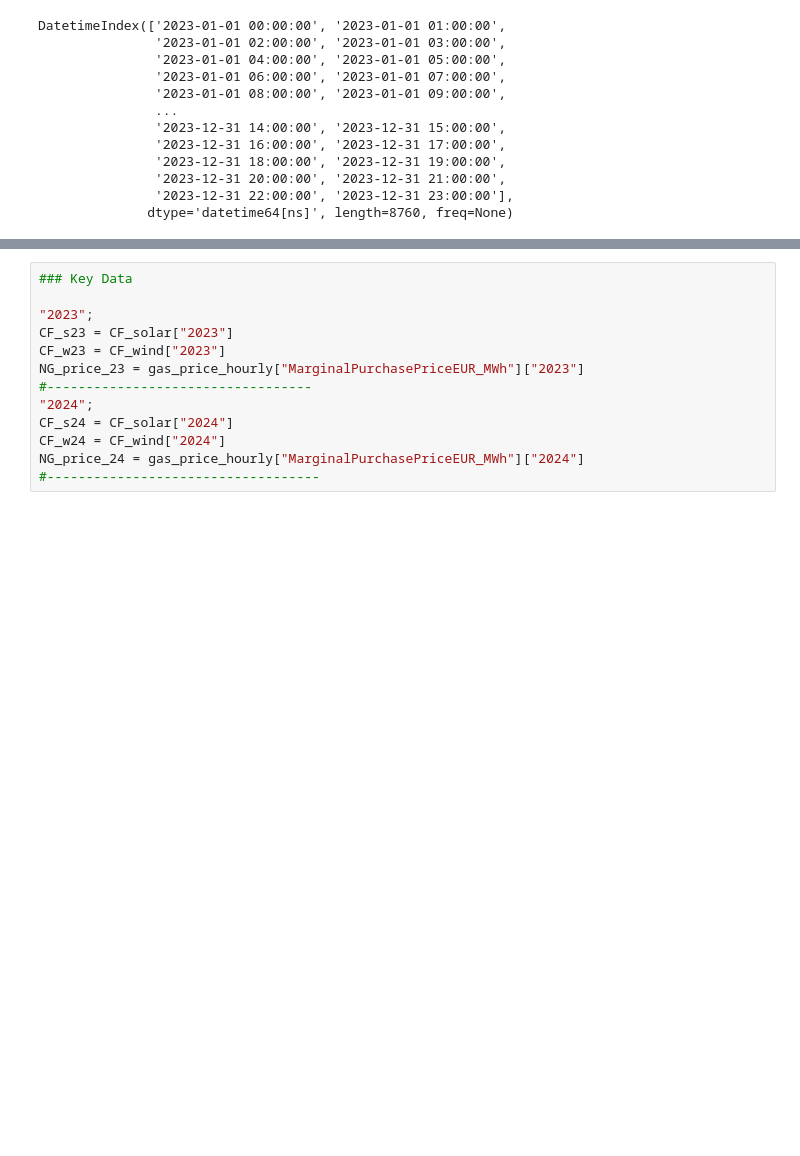
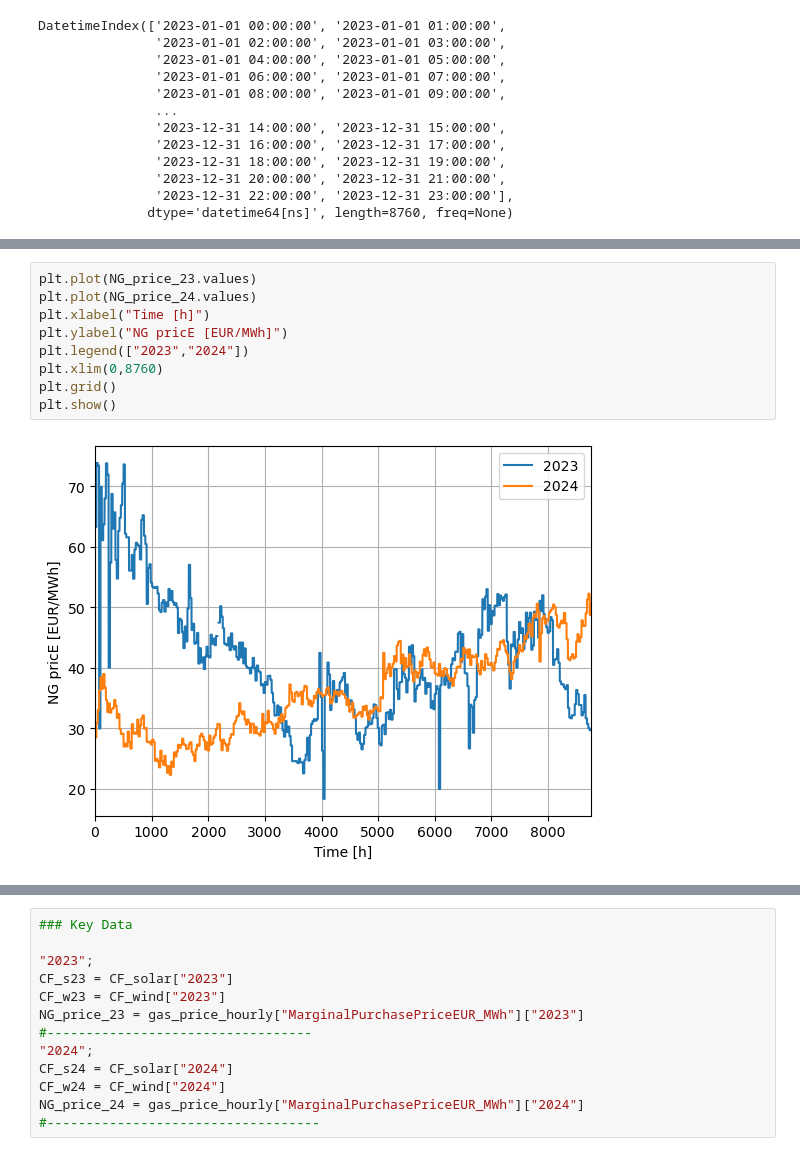
Before and after one commit to pulio12/Msc_Thesis_Greenlab_Skive, a Jupyter notebook: Test_File4.ipynb, the cells around one changed output, grey strips where cells are left out. Saved outputs shown, nothing was run; the diff lists cells and outputs as text; blank space fills up the shorter version.

```diff
--- a/Test_File4.ipynb
+++ b/Test_File4.ipynb
@@ -373,0 +390,11 @@ DatetimeIndex(['2023-01-01 00:00:00', '2023-01-01 01:00:00',
+# %%
+plt.plot(NG_price_23.values)
+plt.plot(NG_price_24.values)
+plt.xlabel("Time [h]")
+plt.ylabel("NG pricE [EUR/MWh]")
+plt.legend(["2023","2024"])
+plt.xlim(0,8760)
+plt.grid()
+plt.show()
+# %% [output]
+[figure, added]
```
Also changed, not shown: parts of 7 cells of this notebook, 1 other file.
